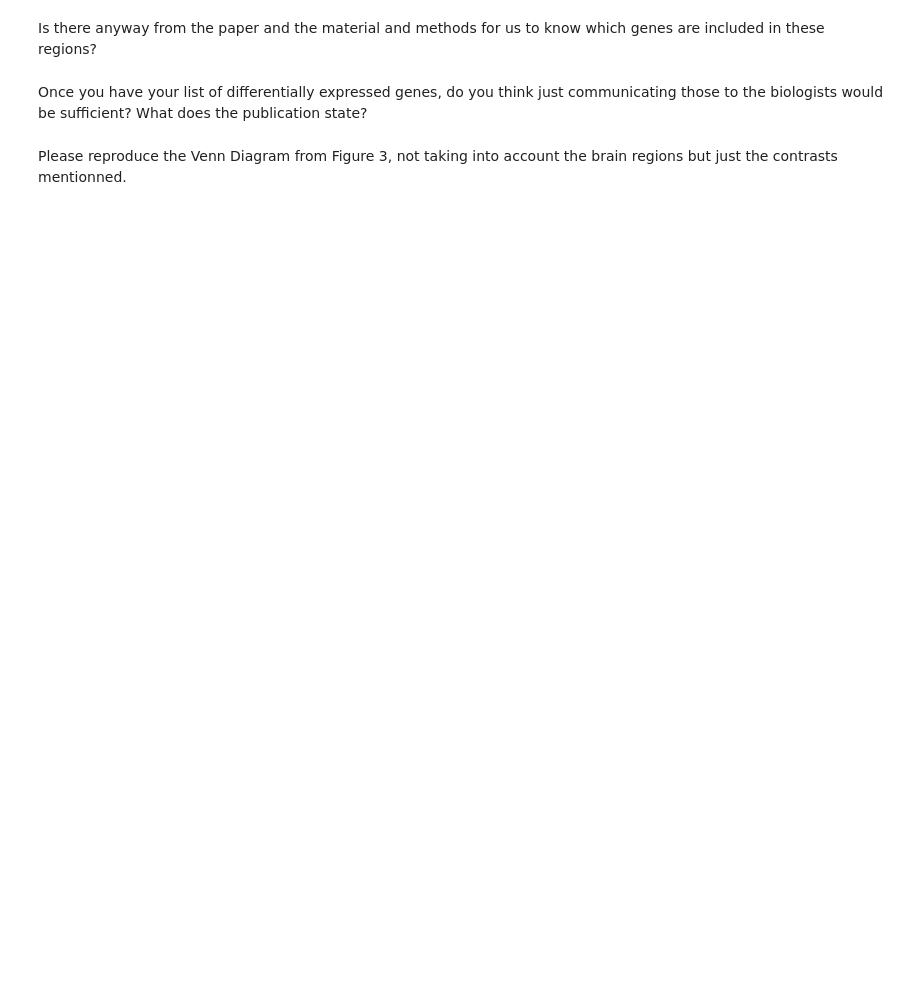
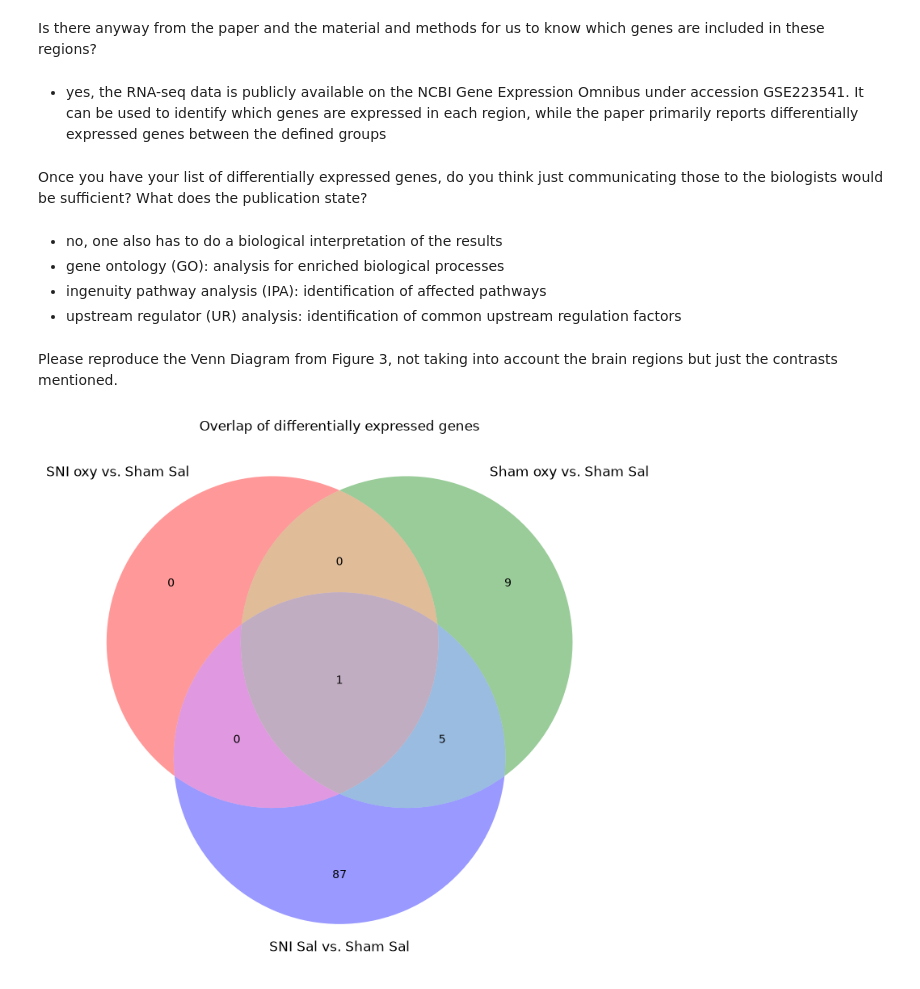
Before and after one commit to LauraFahrer/computational-workflows-2026, a Jupyter notebook: day_03/day_03.ipynb, the cells around one changed output. Drawn from its saved outputs; the diff is of its cells as text; code cells hidden in the pictures; blank space fills up the shorter version.

```diff
--- a/day_03/day_03.ipynb
+++ b/day_03/day_03.ipynb
@@ -77,6 +150,45 @@ The paper mentions differentially expressed genes in three brain regions : the N
 # %% [markdown]
 Is there anyway from the paper and the material and methods for us to know which genes are included in these regions?
+# %% [markdown]
+- yes, the RNA-seq data is publicly available on the NCBI Gene Expression Omnibus under accession GSE223541. It can be used to identify which genes are expressed in each region, while the paper primarily reports differentially expressed genes between the defined groups
 # %% [markdown]
 Once you have your list of differentially expressed genes, do you think just communicating those to the biologists would be sufficient? What does the publication state?
+# %% [markdown]
+- no, one also has to do a biological interpretation of the results
+- gene ontology (GO): analysis for enriched biological processes
+- ingenuity pathway analysis (IPA): identification of affected pathways
+- upstream regulator (UR) analysis: identification of common upstream regulation factors
 # %% [markdown]
-Please reproduce the Venn Diagram from Figure 3, not taking into account the brain regions but just the contrasts mentionned.
+Please reproduce the Venn Diagram from Figure 3, not taking into account the brain regions but just the contrasts mentioned.
+# %%
+from pathlib import Path
+import matplotlib.pyplot as plt
+from matplotlib_venn import venn3_unweighted
+
+path = Path("results_differentialabundance/tables/differential/rnaseq")
+
+sni_oxy_vs_sham_sal = pd.read_csv(path/"condition_SNI_oxy_vs_Sham_Sal_study.deseq2.results_filtered.tsv", sep="\t")
+sham_oxy_vs_sham_sal = pd.read_csv(path/"condition_Sham_oxy_vs_Sham_Sal_study.deseq2.results_filtered.tsv", sep="\t")
+sni_sal_vs_sham_sal = pd.read_csv(path/"condition_SNI_Sal_vs_Sham_Sal_study.deseq2.results_filtered.tsv", sep="\t")
+
+genes_sni_oxy = set(sni_oxy_vs_sham_sal["gene_id"].dropna())
+genes_sham_oxy = set(sham_oxy_vs_sham_sal["gene_id"].dropna())
+genes_sni_sal = set(sni_sal_vs_sham_sal["gene_id"].dropna())
+
+plt.figure(figsize=(8, 8))
+
+venn3_unweighted(
+    [genes_sni_oxy, genes_sham_oxy, genes_sni_sal],
+    set_labels=(
+        "SNI oxy vs. Sham Sal",
+        "Sham oxy vs. Sham Sal",
+        "SNI Sal vs. Sham Sal"
+    )
+)
+
+plt.title("Overlap of differentially expressed genes")
+plt.tight_layout()
+plt.savefig("results_differentialabundance/venn_diagram.png")
+plt.show()
+# %% [output]
+[figure, added]
```
Also changed, not shown: parts of 13 cells of this notebook, 4 other files.
